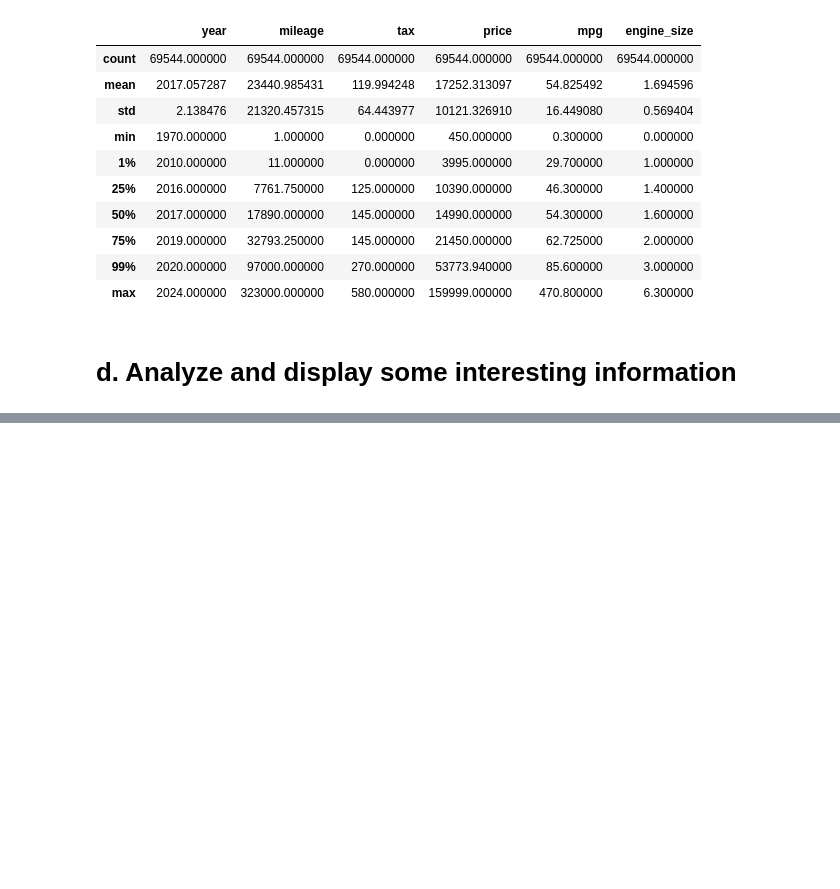
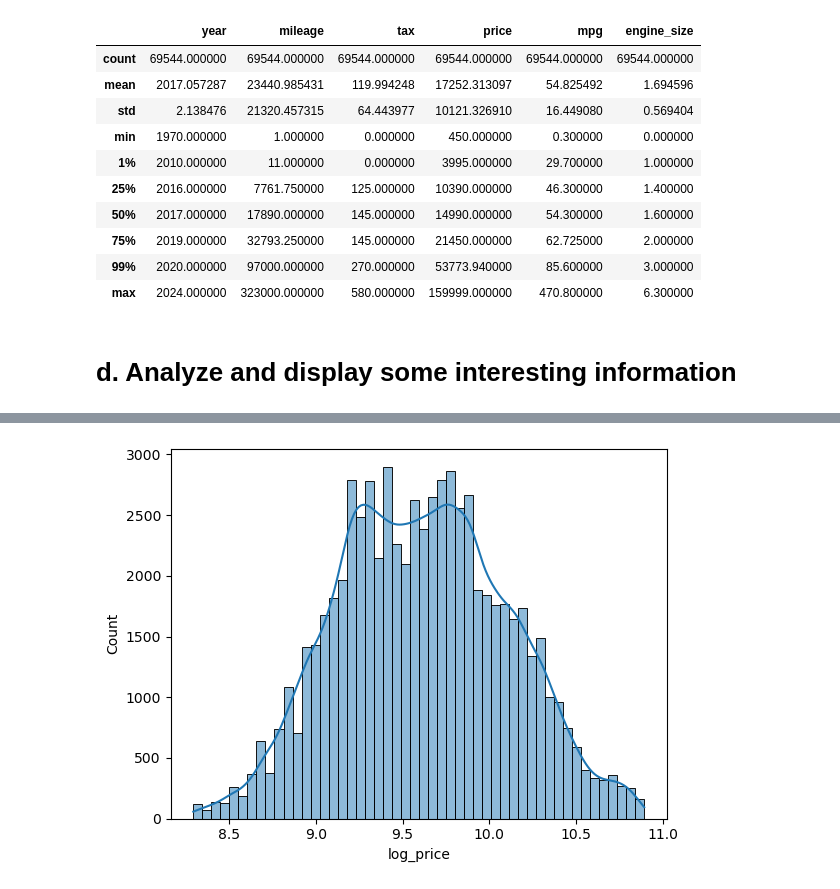
Before and after one commit to josiah-awaao/lab_2, a Jupyter notebook: Lab2_JAw622.ipynb, the cells around one changed output, grey strips where cells are left out. Cells and saved outputs as stored; diff of their text form; code cells hidden in the pictures; blank space fills up the shorter version.

```diff
--- a/Lab2_JAw622.ipynb
+++ b/Lab2_JAw622.ipynb
@@ -121,0 +235,17 @@ Name: 734, dtype: object
+# %%
+# Drop original price
+
+df.drop(columns=['price'], inplace=True)
+# %%
+# Drop outliers in log_price
+
+log_price_1 = df['log_price'].quantile(0.01)
+log_price_99 = df['log_price'].quantile(0.99)
+df = df[(df['log_price'] >= log_price_1) & (df['log_price'] <= log_price_99)]
+# %%
+# Plot distribution after removing outliers
+
+sns.histplot(df['log_price'], bins=50, kde=True)
+plt.show()
+# %% [output]
+[figure, added]
```
Also changed, not shown: parts of 25 cells of this notebook, 1 other file.
